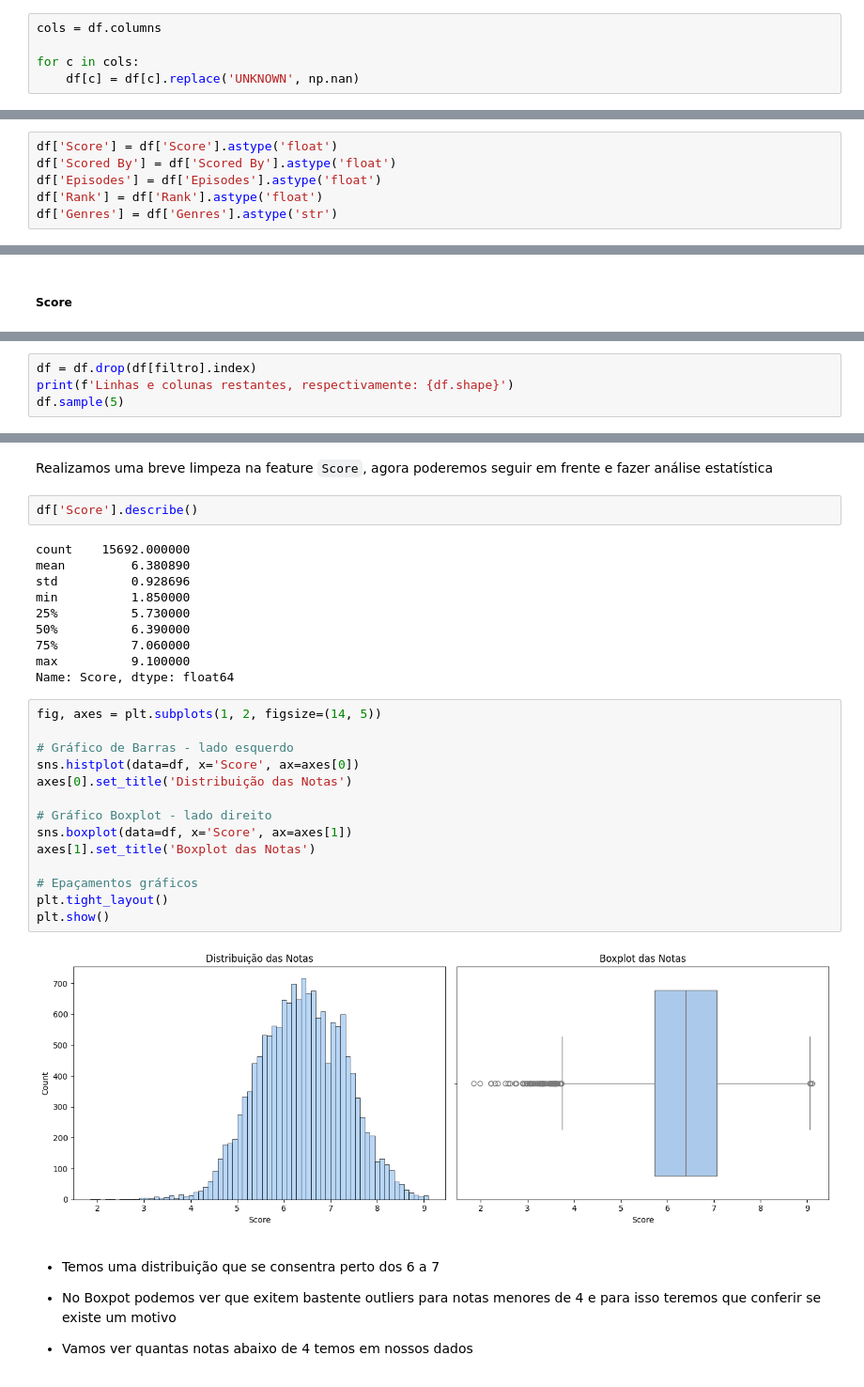
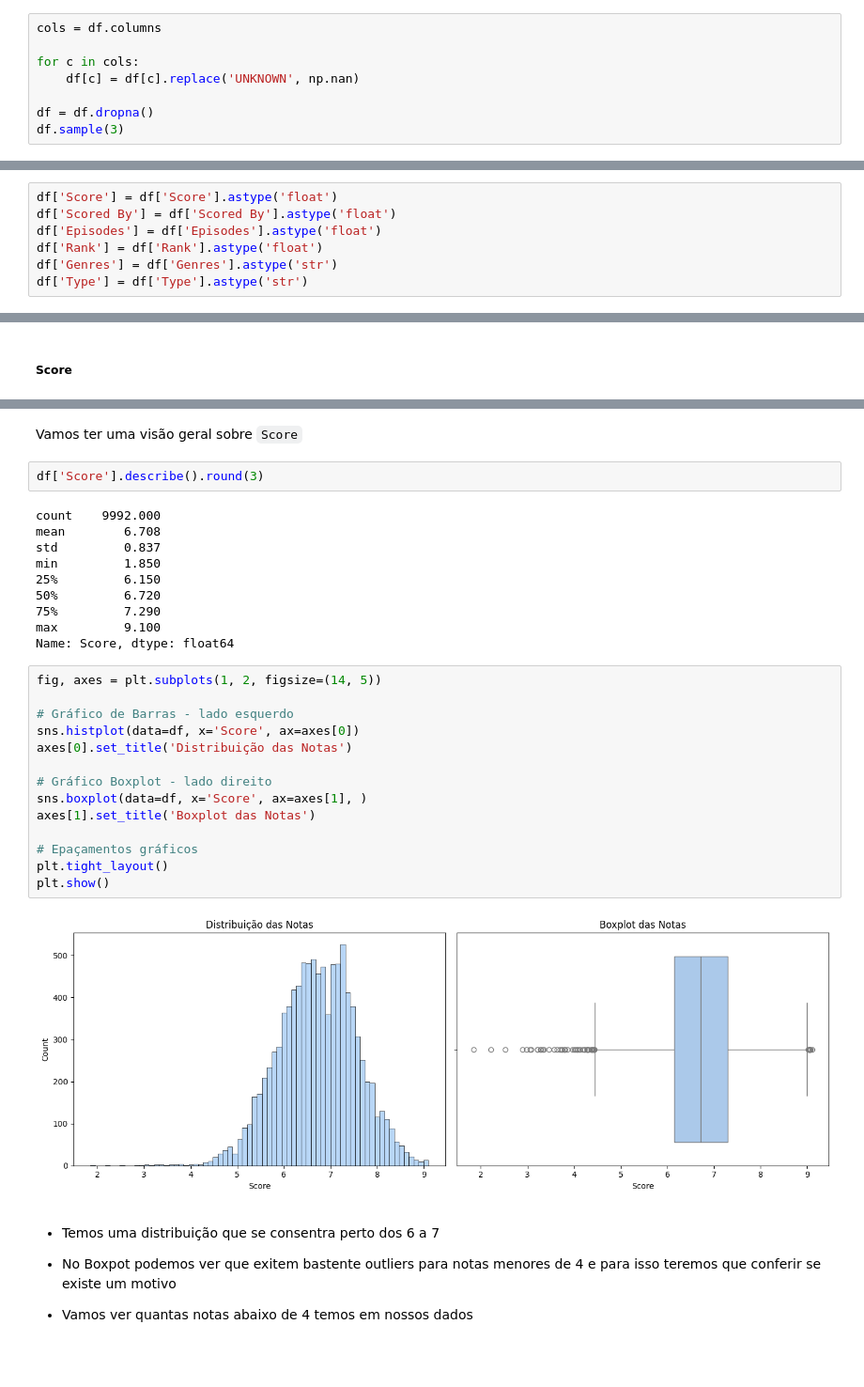
Before and after one commit to guievbs/anime-insights, a Jupyter notebook: notebooks/analise.ipynb, the cells around one changed output, grey strips where cells are left out. Shown at 94% size. Saved outputs shown, nothing was run; the diff lists cells and outputs as text.

Commit message:
Realizando uma mudança geral no notebook

```diff
--- a/notebooks/analise.ipynb
+++ b/notebooks/analise.ipynb
@@ -123,3 +111,6 @@ cols = df.columns
 
 for c in cols:
     df[c] = df[c].replace('UNKNOWN', np.nan)
+
+df = df.dropna()
+df.sample(3)
@@ -131,4 +127,5 @@ df['Scored By'] = df['Scored By'].astype('float')
 df['Episodes'] = df['Episodes'].astype('float')
 df['Rank'] = df['Rank'].astype('float')
 df['Genres'] = df['Genres'].astype('str')
+df['Type'] = df['Type'].astype('str')
 # %% [markdown]
@@ -321,4 +248,0 @@ df[filtro]
-# %%
-df = df.drop(df[filtro].index)
-print(f'Linhas e colunas restantes, respectivamente: {df.shape}')
-df.sample(5)
@@ -333,33 +249,33 @@ Linhas e colunas restantes, respectivamente: (15692, 12)
-# %% [markdown]
-Realizamos uma breve limpeza na feature `Score`, agora poderemos seguir em frente e fazer análise estatística
+# %% [markdown]
+Vamos ter uma visão geral sobre `Score`
 # %%
-df['Score'].describe()
+df['Score'].describe().round(3)
 # %% [output]
-count    15692.000000
-mean         6.380890
-std          0.928696
-min          1.850000
-25%          5.730000
-50%          6.390000
-75%          7.060000
-max          9.100000
+count    9992.000
+mean        6.708
+std         0.837
+min         1.850
+25%         6.150
+50%         6.720
+75%         7.290
+max         9.100
 Name: Score, dtype: float64
 # %%
 fig, axes = plt.subplots(1, 2, figsize=(14, 5))
 
 # Gráfico de Barras - lado esquerdo
 sns.histplot(data=df, x='Score', ax=axes[0])
 axes[0].set_title('Distribuição das Notas')
 
 # Gráfico Boxplot - lado direito
-sns.boxplot(data=df, x='Score', ax=axes[1])
+sns.boxplot(data=df, x='Score', ax=axes[1], )
 axes[1].set_title('Boxplot das Notas')
 
 # Epaçamentos gráficos
 plt.tight_layout()
 plt.show()
 # %% [output]
-[figure, old version]
+[figure, new version]
 # %% [markdown]
 - Temos uma distribuição que se consentra perto dos 6 a 7
 
```
Also changed, not shown: parts of 40 cells of this notebook.
